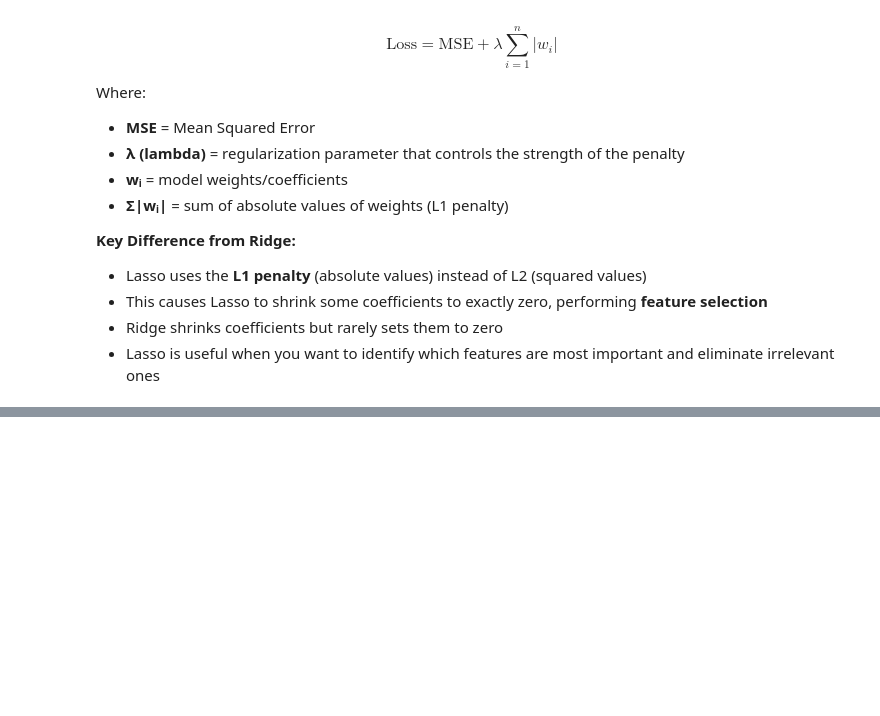
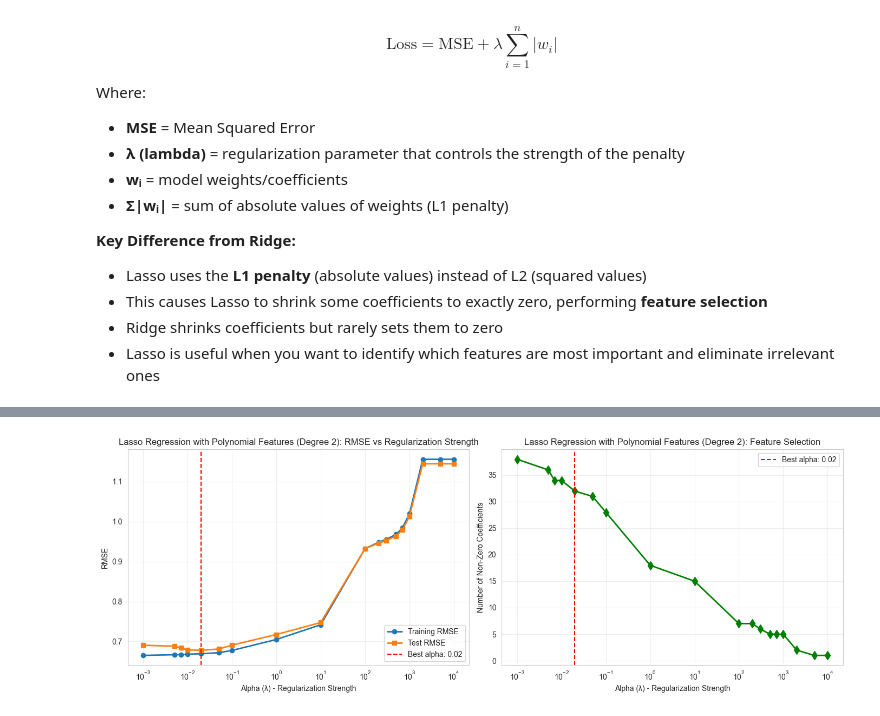
Before and after one commit to SannaNishantLarsson/ml-portfolio, a Jupyter notebook: 01_linear_regression.ipynb, the cells around one changed output, grey strips where cells are left out. Drawn from its saved outputs; the diff is of its cells as text; code cells hidden in the pictures; blank space fills up the shorter version.

```diff
--- a/01_linear_regression.ipynb
+++ b/01_linear_regression.ipynb
@@ -404,0 +676,90 @@ Where:
+# %%
+# Lasso Regression with Polynomial Features (Degree 2)
+from sklearn.linear_model import Lasso
+
+# Create polynomial features (degree 2)
+poly_lasso = PolynomialFeatures(degree=2, include_bias=False)
+X_train_poly_lasso = poly_lasso.fit_transform(X_train)
+X_test_poly_lasso = poly_lasso.transform(X_test)
+
+print(f"Polynomial features created: {X_train_poly_lasso.shape[1]} features from {X_train.shape[1]} original features")
+
+# Train Lasso regression model with different lambda values
+lasso_poly_models = []
+lasso_poly_rmse_train = []
+lasso_poly_rmse_test = []
+lasso_poly_non_zero_coef = []
+
+for alpha in alphas:
+    lasso_poly = Lasso(alpha=alpha, max_iter=10000)
+    lasso_poly.fit(X_train_poly_lasso, y_train)
+    lasso_poly_models.append(lasso_poly)
+
+    # Predictions
+    y_train_pred = lasso_poly.predict(X_train_poly_lasso)
+    y_test_pred = lasso_poly.predict(X_test_poly_lasso)
+
+    # Calculate RMSE
+    train_rmse = np.sqrt(np.mean((y_train - y_train_pred)**2))
+    test_rmse = np.sqrt(np.mean((y_test - y_test_pred)**2))
+
+    lasso_poly_rmse_train.append(train_rmse)
+    lasso_poly_rmse_test.append(test_rmse)
+
+    # Count non-zero coefficients (feature selection)
+    non_zero = np.sum(lasso_poly.coef_ != 0)
+    lasso_poly_non_zero_coef.append(non_zero)
+
+# Find best alpha
+best_alpha_lasso_poly_idx = np.argmin(lasso_poly_rmse_test)
+best_alpha_lasso_poly = alphas[best_alpha_lasso_poly_idx]
+best_lasso_poly_model = lasso_poly_models[best_alpha_lasso_poly_idx]
+
+print("\nLasso Regression (Polynomial Degree 2) Results")
+print("=" * 60)
+print("Alpha | Train RMSE | Test RMSE | Non-Zero Coefficients")
+print("-" * 60)
+for i, alpha in enumerate(alphas):
+    print(f"{alpha:>6.3f} | {lasso_poly_rmse_train[i]:>10.4f} | {lasso_poly_rmse_test[i]:>9.4f} | {lasso_poly_non_zero_coef[i]:>19}")
+
+print(f"\nBest alpha: {best_alpha_lasso_poly}")
+print(f"Best test RMSE: {lasso_poly_rmse_test[best_alpha_lasso_poly_idx]:.4f}")
+print(f"Features selected (non-zero coefficients): {lasso_poly_non_zero_coef[best_alpha_lasso_poly_idx]} out of {X_train_poly_lasso.shape[1]}")
+
+# Plot Lasso with Polynomial Features RMSE vs Alpha
+fig, (ax1, ax2) = plt.subplots(1, 2, figsize=(14, 5))
+
+# RMSE plot
+ax1.plot(alphas, lasso_poly_rmse_train, marker='o', label='Training RMSE', linewidth=2)
+ax1.plot(alphas, lasso_poly_rmse_test, marker='s', label='Test RMSE', linewidth=2)
+ax1.axvline(x=best_alpha_lasso_poly, color='red', linestyle='--', label=f'Best alpha: {best_alpha_lasso_poly}')
+ax1.set_xlabel('Alpha (λ) - Regularization Strength')
+ax1.set_ylabel('RMSE')
+ax1.set_title('Lasso Regression with Polynomial Features (Degree 2): RMSE vs Regularization Strength')
+ax1.set_xscale('log')
+ax1.legend()
+ax1.grid(True, alpha=0.3)
+
+# Non-zero coefficients plot
+ax2.plot(alphas, lasso_poly_non_zero_coef, marker='d', color='green', linewidth=2, markersize=8)
+ax2.axvline(x=best_alpha_lasso_poly, color='red', linestyle='--', label=f'Best alpha: {best_alpha_lasso_poly}')
+ax2.set_xlabel('Alpha (λ) - Regularization Strength')
+ax2.set_ylabel('Number of Non-Zero Coefficients')
+ax2.set_title('Lasso Regression with Polynomial Features (Degree 2): Feature Selection')
+ax2.set_xscale('log')
+ax2.legend()
+ax2.grid(True, alpha=0.3)
+
+plt.tight_layout()
+plt.show()
+
+# Compare all models
+print("\n" + "=" * 70)
+print("COMPREHENSIVE COMPARISON: All Models")
+print("=" * 70)
+print(f"Linear Regression Test RMSE:              {rmse:.4f}")
+print(f"Ridge Regression Test RMSE:               {ridge_rmse_test[best_alpha_idx]:.4f} (alpha={best_alpha})")
+print(f"Lasso Regression Test RMSE:               {lasso_rmse_test[best_alpha_lasso_idx]:.4f} (alpha={best_alpha_lasso})")
+print(f"Ridge with Polynomial (Deg 2) Test RMSE: {ridge_poly_rmse_test[best_alpha_poly_idx]:.4f} (alpha={best_alpha_poly})")
+print(f"Lasso with Polynomial (Deg 2) Test RMSE: {lasso_poly_rmse_test[best_alpha_lasso_poly_idx]:.4f} (alpha={best_alpha_lasso_poly})")
+# %% [output]
@@ -404,0 +784 @@ Where:
+[figure, added]
```
Also changed, not shown: parts of 8 cells of this notebook.
